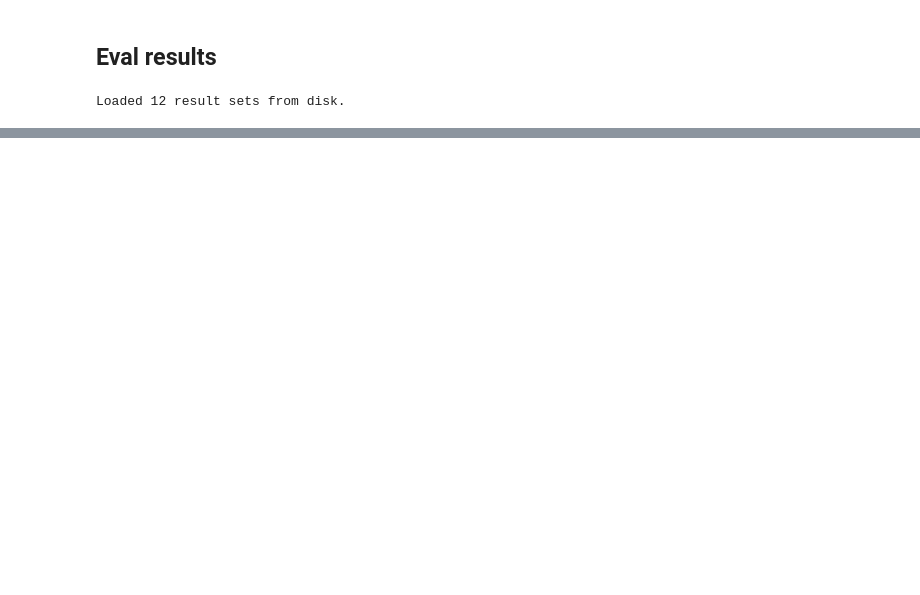
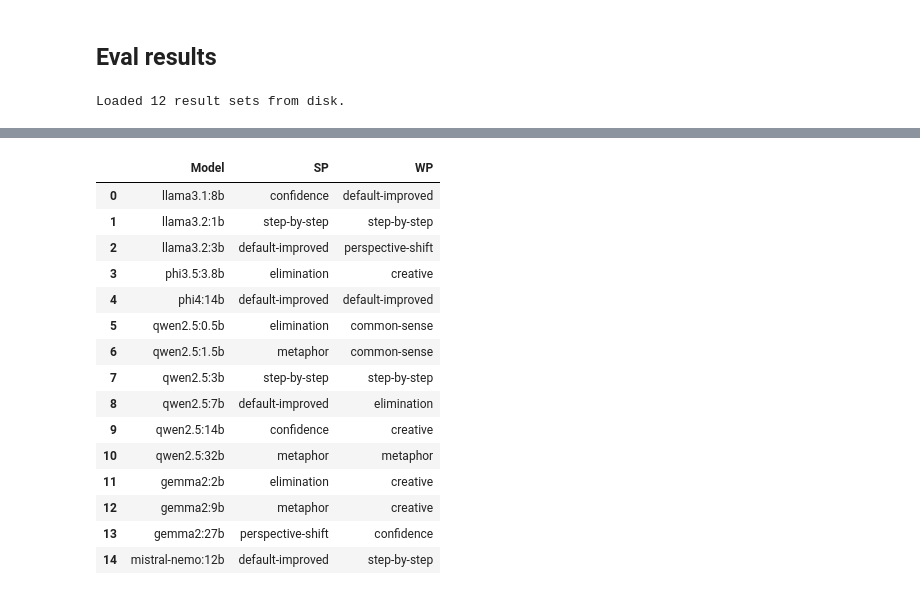
Before and after one commit to S0PEX/ICL-BRAINTEASER, a Jupyter notebook: notebooks/1_zero_shot_system_prompt.ipynb, the cells around one changed output, grey strips where cells are left out. Saved outputs shown, nothing was run; the diff lists cells and outputs as text; code cells hidden in the pictures; blank space fills up the shorter version.

```diff
--- a/notebooks/1_zero_shot_system_prompt.ipynb
+++ b/notebooks/1_zero_shot_system_prompt.ipynb
@@ -347,0 +299,86 @@ Dataset: wp
+# %%
+def display_best_model_prompt(results):
+    # Create a list to store the data for the DataFrame
+    data = []
+    for model, dataset_dict in results.items():
+        data.append(
+            {
+                "Model": model,
+                "SP": dataset_dict["sp"]["prompt_type"],
+                "WP": dataset_dict["wp"]["prompt_type"],
+            }
+        )
+
+    # Create a DataFrame and display it
+    df = pd.DataFrame(data)
+    display(df)
+# %%
+with open("results/best_system_prompts_by_model_naive.pkl", "rb") as f:
+    best_system_prompts_by_model_naive = pickle.load(f)
+    display_best_model_prompt(best_system_prompts_by_model_naive)
+
+with open("results/best_system_prompts_by_model.pkl", "rb") as f:
+    best_system_prompts_by_model = pickle.load(f)
+    display_best_model_prompt(best_system_prompts_by_model)
+
+
+# Create a function to compare the two sets of best prompts
+def compare_best_prompts(naive_results, optimized_results):
+    # Create a list to store the comparison data
+    comparison_data = []
+    changed_models = []
+
+    for model in naive_results:
+        # Get the prompt types for each dataset from both results
+        naive_sp = naive_results[model]["sp"]["prompt_type"]
+        naive_wp = naive_results[model]["wp"]["prompt_type"]
+
+        optimized_sp = optimized_results[model]["sp"]["prompt_type"]
+        optimized_wp = optimized_results[model]["wp"]["prompt_type"]
+
+        # Check if there are differences
+        sp_changed = naive_sp != optimized_sp
+        wp_changed = naive_wp != optimized_wp
+
+        # Only add to comparison data if there was a change
+        if sp_changed or wp_changed:
+            comparison_data.append(
+                {
+                    "Model": model,
+                    "Naive SP": naive_sp,
+                    "Optimized SP": optimized_sp,
+                    "SP Changed": sp_changed,
+                    "Naive WP": naive_wp,
+                    "Optimized WP": optimized_wp,
+                    "WP Changed": wp_changed,
+                }
+            )
+
+            changed_models.append(model)
+
+    # Create and return the DataFrame
+    return pd.DataFrame(comparison_data), changed_models
+
+
+# Display the comparison
+comparison_df, changed_models = compare_best_prompts(
+    best_system_prompts_by_model_naive, best_system_prompts_by_model
+)
+display(comparison_df)
+# %% [output]
+|  | Model | SP | WP |
+| 0 | llama3.1:8b | confidence | default-improved |
+| 1 | llama3.2:1b | step-by-step | step-by-step |
+| 2 | llama3.2:3b | default-improved | perspective-shift |
+| 3 | phi3.5:3.8b | elimination | creative |
+| 4 | phi4:14b | default-improved | default-improved |
+| 5 | qwen2.5:0.5b | elimination | common-sense |
+| 6 | qwen2.5:1.5b | metaphor | common-sense |
+| 7 | qwen2.5:3b | step-by-step | step-by-step |
+| 8 | qwen2.5:7b | default-improved | elimination |
+| 9 | qwen2.5:14b | confidence | creative |
+| 10 | qwen2.5:32b | metaphor | metaphor |
+| 11 | gemma2:2b | elimination | creative |
+| 12 | gemma2:9b | metaphor | creative |
+| 13 | gemma2:27b | perspective-shift | confidence |
+| 14 | mistral-nemo:12b | default-improved | step-by-step |
```
Also changed, not shown: parts of 5 cells of this notebook, 2 other files.
